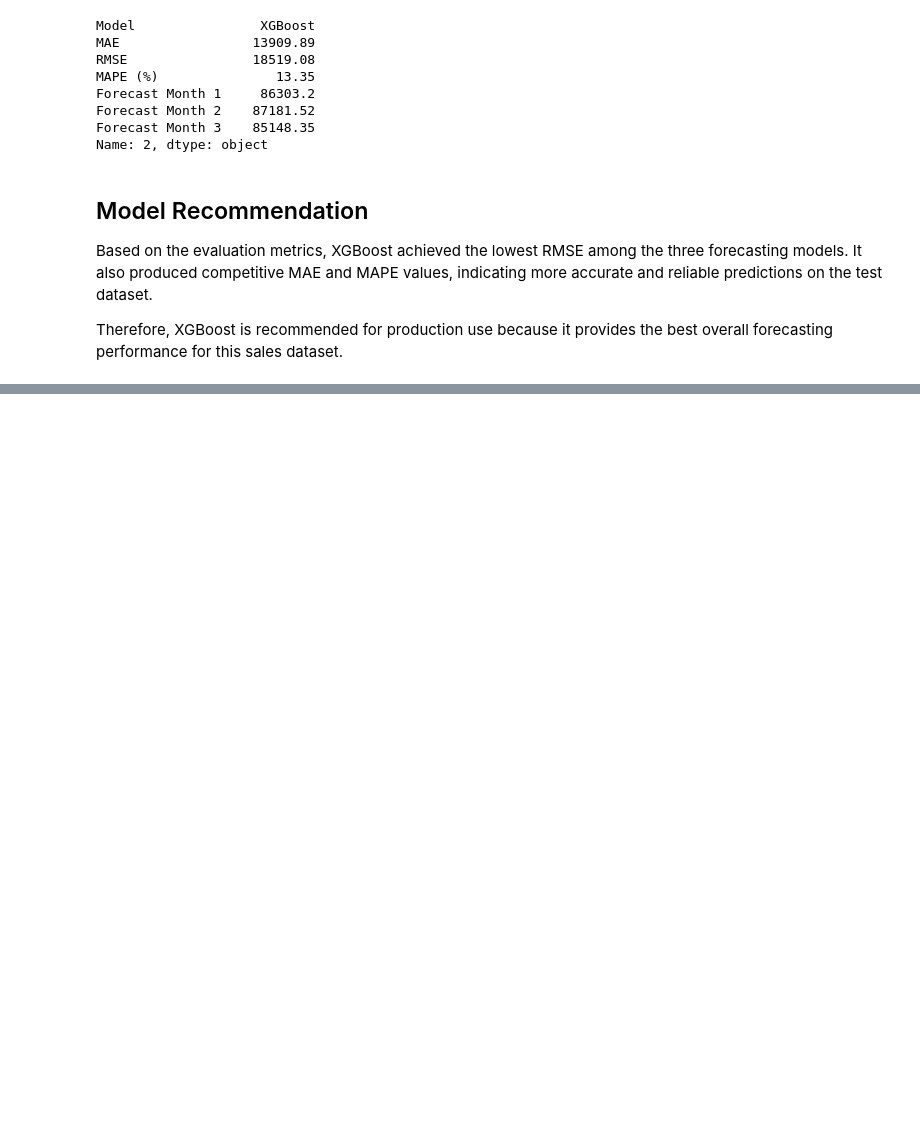
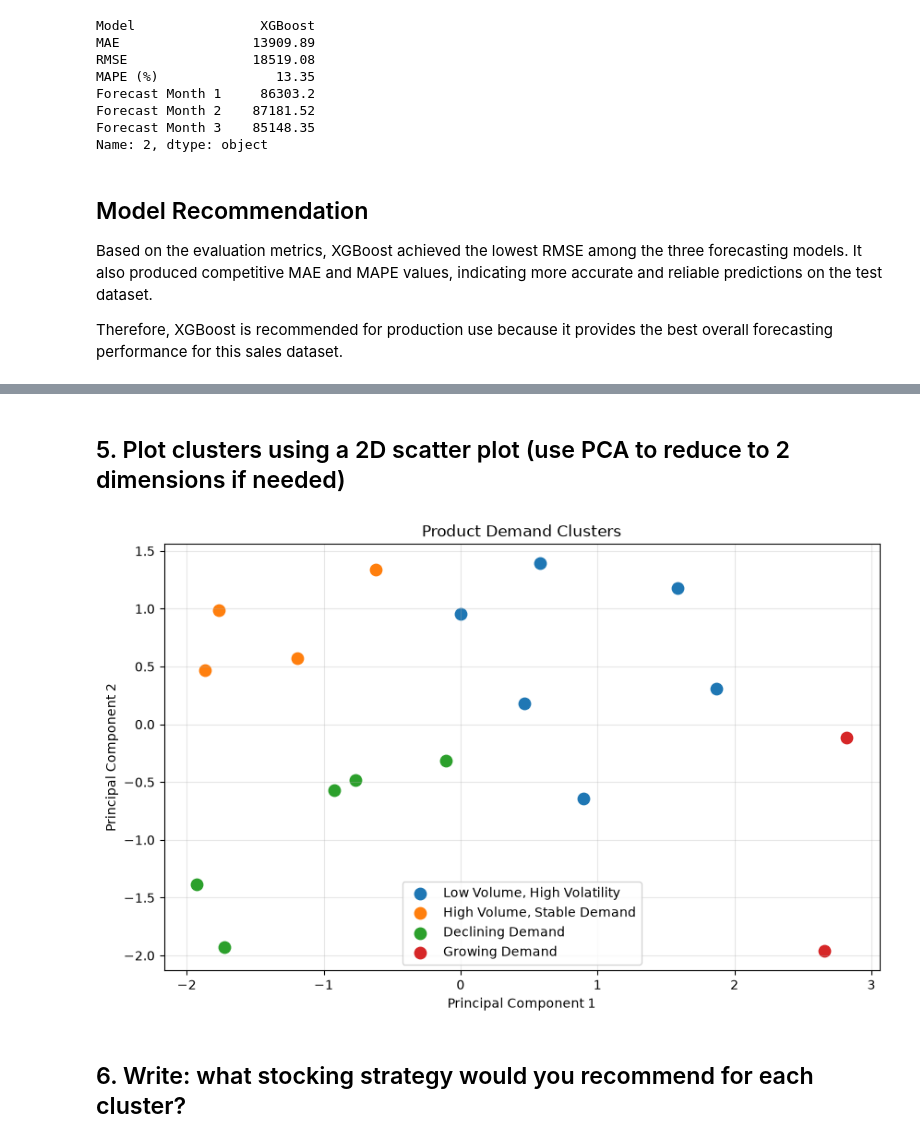
Before and after one commit to aroranaman1003/SalesForecasting_NamanArora, a Jupyter notebook: analysis.ipynb, the cells around one changed output, grey strips where cells are left out. Saved outputs shown, nothing was run; the diff lists cells and outputs as text; code cells hidden in the pictures; blank space fills up the shorter version.

```diff
--- a/analysis.ipynb
+++ b/analysis.ipynb
@@ -1121,0 +1790,12 @@ Therefore, XGBoost is recommended for production use because it provides the bes
+# %%
+cluster_labels = {
+    0: "High Volume, Stable Demand",
+    1: "Declining Demand",
+    2: "Growing Demand",
+    3: "Low Volume, High Volatility"
+}
+
+product_features["Cluster Label"] = (
+    product_features["Cluster"].map(cluster_labels)
+)
+product_features
@@ -1121,0 +1821,50 @@ Therefore, XGBoost is recommended for production use because it provides the bes
+# %% [markdown]
+## 5. Plot clusters using a 2D scatter plot (use PCA to reduce to 2 dimensions if needed)
+# %%
+from sklearn.decomposition import PCA
+
+pca = PCA(n_components=2)
+
+pca_features = pca.fit_transform(
+    scaled_features
+)
+
+product_features["PC1"] = pca_features[:,0]
+
+product_features["PC2"] = pca_features[:,1]
+
+product_features
+
+
+plt.figure(figsize=(10,6))
+
+for cluster in product_features["Cluster"].unique():
+
+    subset = product_features[
+        product_features["Cluster"] == cluster
+    ]
+
+    plt.scatter(
+        subset["PC1"],
+        subset["PC2"],
+        s=80,
+        label=cluster_labels[cluster]
+    )
+
+plt.title("Product Demand Clusters")
+
+plt.xlabel("Principal Component 1")
+
+plt.ylabel("Principal Component 2")
+
+plt.legend()
+
+plt.grid(alpha=0.3)
+
+plt.savefig("charts/product_demand_clusters.png",)
+
+plt.show()
+# %% [output]
+[figure, added]
+# %% [markdown]
+## 6. Write: what stocking strategy would you recommend for each cluster?
```
Also changed, not shown: parts of 41 cells of this notebook, 9 other files.
